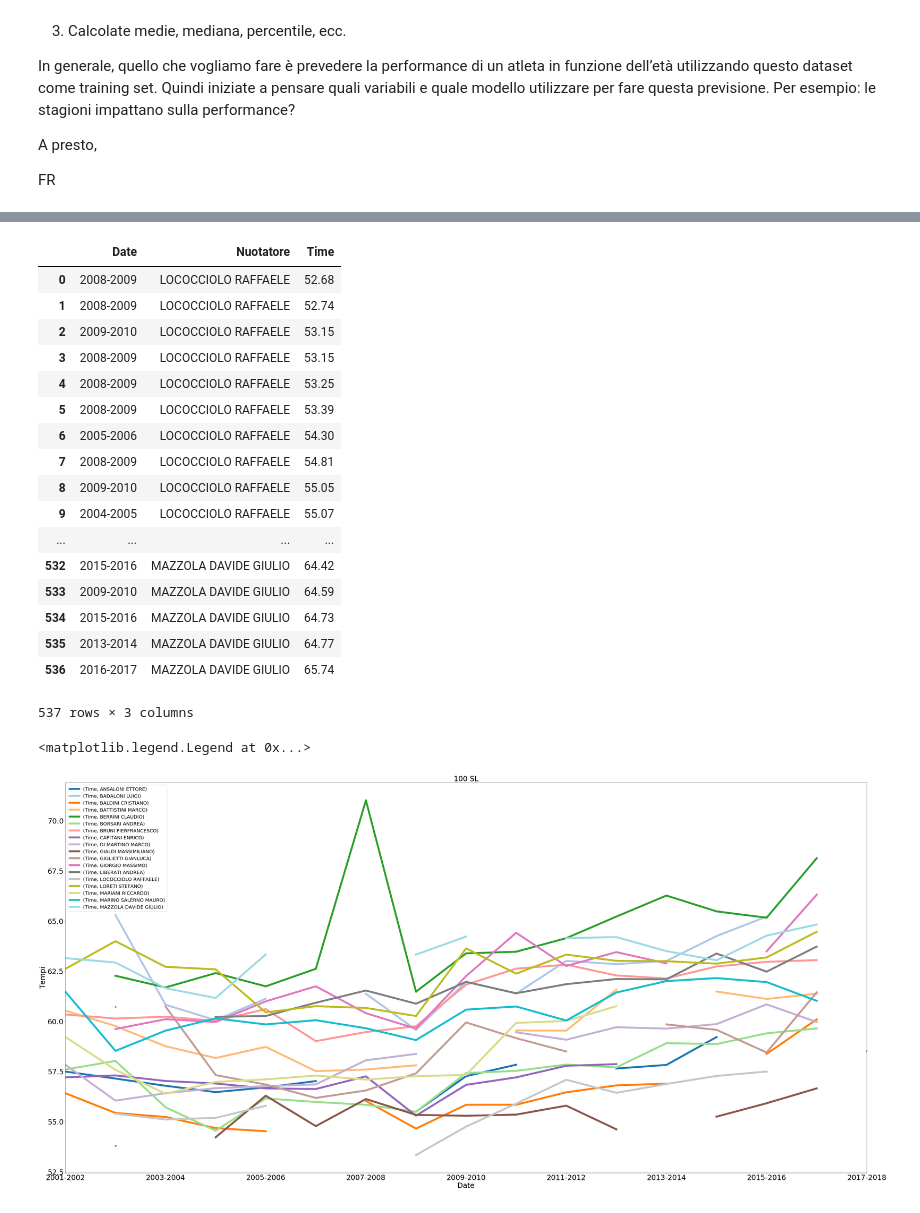
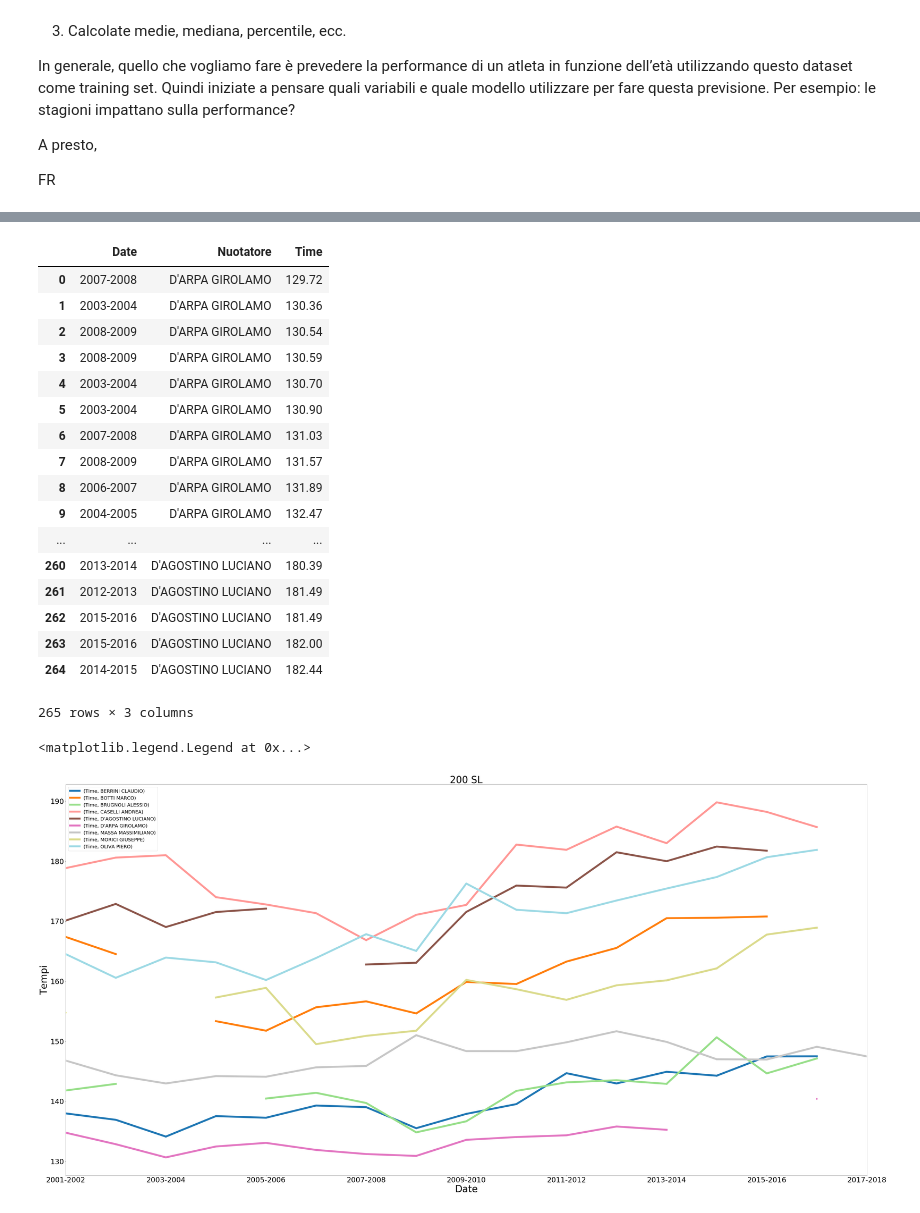
Before and after one commit to Antoniofs90/Nuotatori, a Jupyter notebook: Plotting.ipynb, the cells around one changed output, grey strips where cells are left out. Drawn from its saved outputs; the diff is of its cells as text; code cells hidden in the pictures.

```diff
--- a/Plotting.ipynb
+++ b/Plotting.ipynb
@@ -9,8 +9,14 @@ import matplotlib.pyplot as plt
 from matplotlib import colors as mcolors
 import matplotlib.cm as cm
 import pandas as pd
-
-#apriamo il database
-with open("nuotatori_db.pkl","rb") as pkl:
-     swimmers = pickle.load( pkl)
+# %%
+# Ripetiamo il codice dello stile scelto
+Stile = "02"
+# %%
+# Individuiamo il nome della gara
+S = {"00": "50 SL", "01": "100 SL", "02": "200 SL", "04": "400 SL", "08": "800 SL", "15": "1500 SL", "20": "50 DO", "21": "100 DO", "22": "200 DO", "30": "50 RA", "31": "100 RA", "32": "200 RA", "40": "50 FA", "41": "100 FA", "42": "200 FA", "50": "50 MI", "51": "100 MI", "54": "400 MI"}
+# %%
+# Apriamo il database
+with open("nuotatori_"+Stile+"_db.pkl","rb") as pkl:
+     swimmers = pickle.load( pkl)
 # %%
@@ -210,4 +186,5 @@ Third quartile 63.9425
 # %%
+# Creiamo il DataFrame
 nome=[]
 tempi=[]
 date=[]
@@ -221,21 +198,21 @@ Nuotatori = pd.DataFrame({'Nuotatore': nome,'Time': tempi, 'Date': date})
 Nuotatori
 # %% [output]
 |  | Date | Nuotatore | Time |
-| 0 | 2008-2009 | LOCOCCIOLO RAFFAELE | 52.68 |
-| 1 | 2008-2009 | LOCOCCIOLO RAFFAELE | 52.74 |
-| 2 | 2009-2010 | LOCOCCIOLO RAFFAELE | 53.15 |
-| 3 | 2008-2009 | LOCOCCIOLO RAFFAELE | 53.15 |
-| 4 | 2008-2009 | LOCOCCIOLO RAFFAELE | 53.25 |
-| 5 | 2008-2009 | LOCOCCIOLO RAFFAELE | 53.39 |
-| 6 | 2005-2006 | LOCOCCIOLO RAFFAELE | 54.30 |
-| 7 | 2008-2009 | LOCOCCIOLO RAFFAELE | 54.81 |
-| 8 | 2009-2010 | LOCOCCIOLO RAFFAELE | 55.05 |
-| 9 | 2004-2005 | LOCOCCIOLO RAFFAELE | 55.07 |
+| 0 | 2007-2008 | D'ARPA GIROLAMO | 129.72 |
+| 1 | 2003-2004 | D'ARPA GIROLAMO | 130.36 |
+| 2 | 2008-2009 | D'ARPA GIROLAMO | 130.54 |
+| 3 | 2008-2009 | D'ARPA GIROLAMO | 130.59 |
+| 4 | 2003-2004 | D'ARPA GIROLAMO | 130.70 |
+| 5 | 2003-2004 | D'ARPA GIROLAMO | 130.90 |
+| 6 | 2007-2008 | D'ARPA GIROLAMO | 131.03 |
+| 7 | 2008-2009 | D'ARPA GIROLAMO | 131.57 |
+| 8 | 2006-2007 | D'ARPA GIROLAMO | 131.89 |
+| 9 | 2004-2005 | D'ARPA GIROLAMO | 132.47 |
 | ... | ... | ... | ... |
-| 532 | 2015-2016 | MAZZOLA DAVIDE GIULIO | 64.42 |
-| 533 | 2009-2010 | MAZZOLA DAVIDE GIULIO | 64.59 |
-| 534 | 2015-2016 | MAZZOLA DAVIDE GIULIO | 64.73 |
-| 535 | 2013-2014 | MAZZOLA DAVIDE GIULIO | 64.77 |
-| 536 | 2016-2017 | MAZZOLA DAVIDE GIULIO | 65.74 |
+| 260 | 2013-2014 | D'AGOSTINO LUCIANO | 180.39 |
+| 261 | 2012-2013 | D'AGOSTINO LUCIANO | 181.49 |
+| 262 | 2015-2016 | D'AGOSTINO LUCIANO | 181.49 |
+| 263 | 2015-2016 | D'AGOSTINO LUCIANO | 182.00 |
+| 264 | 2014-2015 | D'AGOSTINO LUCIANO | 182.44 |
-537 rows × 3 columns
+265 rows × 3 columns
 # %%
@@ -242,12 +220,13 @@ Nuotatori
 Nuotatori_plot = pd.DataFrame(Nuotatori.groupby([Nuotatori['Date'], Nuotatori['Nuotatore']]).Time.agg('mean'))
 # %%
+# Plottiamo il tutto in uno plot
 colors=cm.tab20(np.linspace(0,1,len(filtered_swimmers)))
 Nuotatori_plot.pivot_table(index='Date', columns='Nuotatore').plot(marker= 'o',linestyle='-',linewidth=8,figsize=(60, 30), fontsize=30, color=colors)
-plt.xlabel('Date',fontsize=30)
-plt.ylabel('Tempi',fontsize=30)
-plt.title('100 SL',fontsize=30)
+plt.xlabel('Date',fontsize=40)
+plt.ylabel('Tempi',fontsize=40)
+plt.title(S[Stile],fontsize=40)
 plt.legend(fontsize=20)
 # %% [output]
 <matplotlib.legend.Legend at 0x...>
-[figure, old version]
+[figure, new version]
 # %%
```
Also changed, not shown: parts of 18 cells of this notebook, 7 other files.
